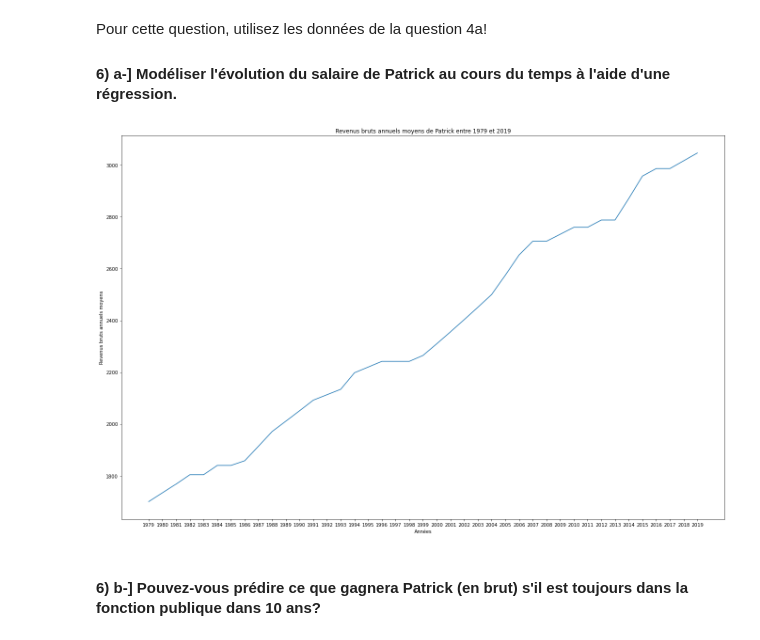
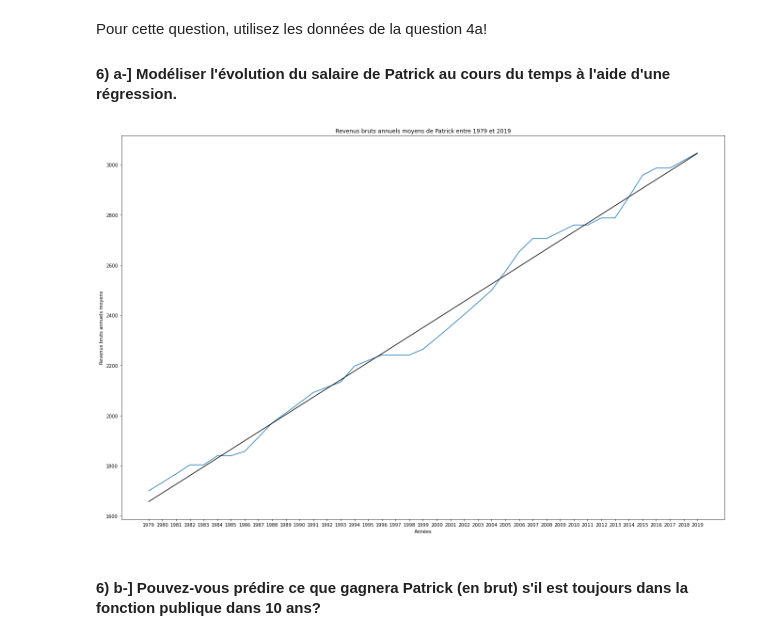
Before and after one commit to YasserHamek/Python_TP, a Jupyter notebook: Tp note.ipynb, the cells around one changed output. Saved outputs shown, nothing was run; the diff lists cells and outputs as text; code cells hidden in the pictures.

```diff
--- a/Tp note.ipynb
+++ b/Tp note.ipynb
@@ -768,16 +770,22 @@ Pour cette question, utilisez les données de la question 4a!
 # %%
 plt.figure(figsize=(23,15))
 
+reg = LinearRegression()
+reg.fit(np.array(PatrickDataFrameWithAvergeRevenusPerYear['Year']).reshape(-1,1), PatrickDataFrameWithAvergeRevenusPerYear['revenus_bruts_annuels'])
 
-plt.plot(PatrickDataFrameWithAvergeRevenusPerYear['Year'], PatrickDataFrameWithAvergeRevenusPerYear['revenus_bruts_annuels'])
+droite_reg = np.array(reg.coef_*PatrickDataFrameWithAvergeRevenusPerYear['Year']+reg.intercept_).reshape(-1,1)
+
+plt.plot(PatrickDataFrameWithAvergeRevenusPerYear['Year'], PatrickDataFrameWithAvergeRevenusPerYear['revenus_bruts_annuels'], label ="Revenus bruts annuels moyens")
+
+plt.plot(PatrickDataFrameWithAvergeRevenusPerYear['Year'], droite_reg, c="black", label ="Droite de régression")
 
 plt.xticks(PatrickDataFrameWithAvergeRevenusPerYear['Year'])
 plt.ylabel("Revenus bruts annuels moyens")
 plt.xlabel("Années")
 plt.title("Revenus bruts annuels moyens de Patrick entre 1979 et 2019")
 plt.show()
 # %% [output]
-[figure, old version]
+[figure, new version]
 # %% [markdown]
 #### 6) b-] Pouvez-vous prédire ce que gagnera Patrick (en brut) s'il est toujours dans la fonction publique dans 10 ans?
 # %%
```
Also changed, not shown: parts of 2 cells of this notebook.
